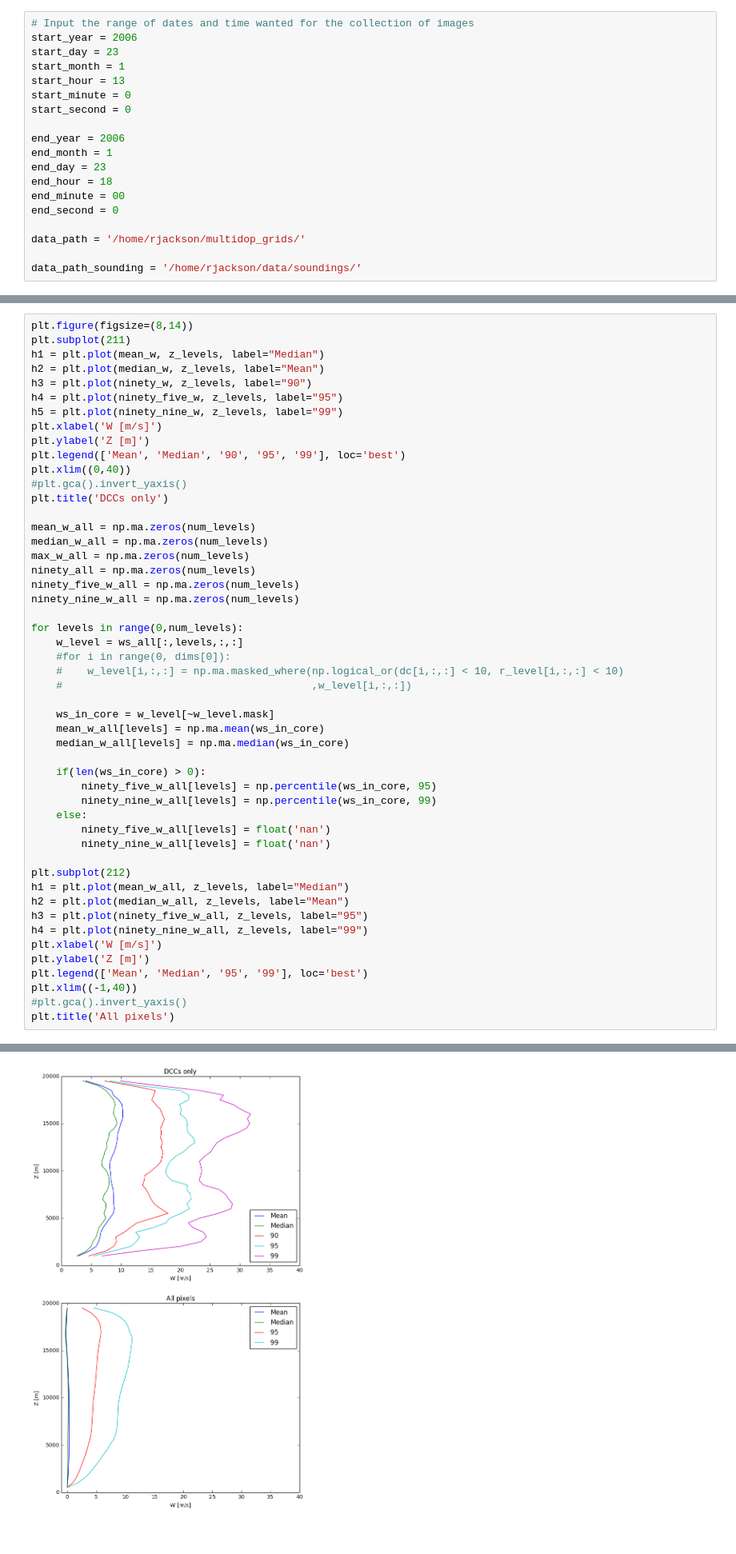
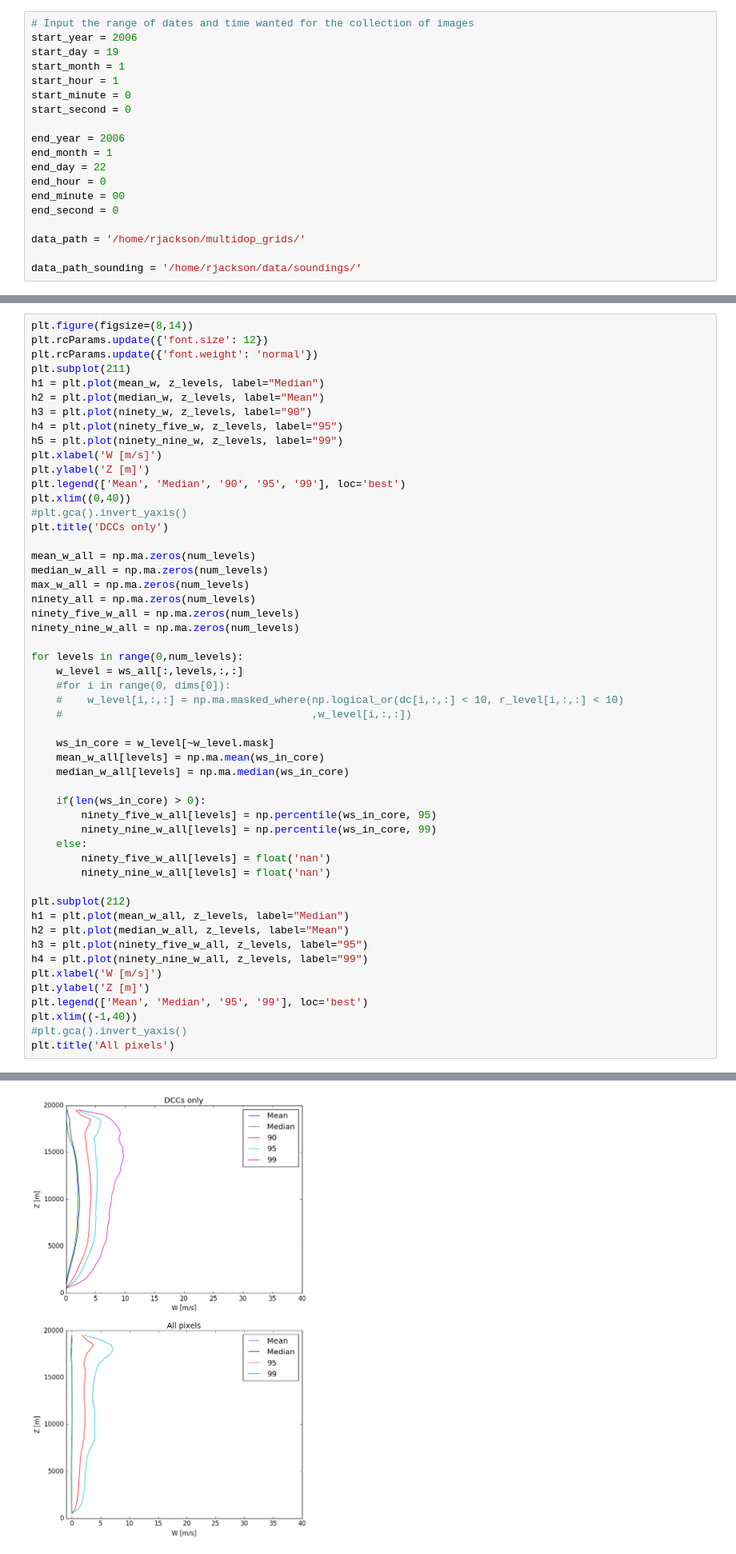
Before and after one commit to rcjackson/cmdv-rrm-anl, a Jupyter notebook: notebooks/w pdf.ipynb, the cells around one changed output, grey strips where cells are left out. Shown at 80% size. Saved outputs shown, nothing was run; the diff lists cells and outputs as text.

```diff
--- a/notebooks/w pdf.ipynb
+++ b/notebooks/w pdf.ipynb
@@ -23,16 +30,16 @@ Input time periods for analysis
 # %%
 # Input the range of dates and time wanted for the collection of images
 start_year = 2006
-start_day = 23
+start_day = 19
 start_month = 1
-start_hour = 13
+start_hour = 1
 start_minute = 0
 start_second = 0
 
 end_year = 2006
 end_month = 1
-end_day = 23
-end_hour = 18
+end_day = 22
+end_hour = 0
 end_minute = 00
 end_second = 0
 
@@ -703,6 +732,8 @@ plt.title('Frequency histogram w - all')
 ## Display vertical velocity PDF
 # %%
 plt.figure(figsize=(8,14))
+plt.rcParams.update({'font.size': 12})
+plt.rcParams.update({'font.weight': 'normal'})
 plt.subplot(211)
 h1 = plt.plot(mean_w, z_levels, label="Median")
 h2 = plt.plot(median_w, z_levels, label="Mean")
@@ -726,31 +757,31 @@ ninety_nine_w_all = np.ma.zeros(num_levels)
 for levels in range(0,num_levels):
     w_level = ws_all[:,levels,:,:]
     #for i in range(0, dims[0]):
     #    w_level[i,:,:] = np.ma.masked_where(np.logical_or(dc[i,:,:] < 10, r_level[i,:,:] < 10)
     #                                        ,w_level[i,:,:])
 
     ws_in_core = w_level[~w_level.mask]
     mean_w_all[levels] = np.ma.mean(ws_in_core)
     median_w_all[levels] = np.ma.median(ws_in_core)
 
     if(len(ws_in_core) > 0):
         ninety_five_w_all[levels] = np.percentile(ws_in_core, 95)
         ninety_nine_w_all[levels] = np.percentile(ws_in_core, 99)
     else:
         ninety_five_w_all[levels] = float('nan')
         ninety_nine_w_all[levels] = float('nan')
 
 plt.subplot(212)
 h1 = plt.plot(mean_w_all, z_levels, label="Median")
 h2 = plt.plot(median_w_all, z_levels, label="Mean")
 h3 = plt.plot(ninety_five_w_all, z_levels, label="95")
 h4 = plt.plot(ninety_nine_w_all, z_levels, label="99")
 plt.xlabel('W [m/s]')
 plt.ylabel('Z [m]')
 plt.legend(['Mean', 'Median', '95', '99'], loc='best')
 plt.xlim((-1,40))
 #plt.gca().invert_yaxis()
 plt.title('All pixels')
 # %% [output]
 <matplotlib.text.Text at 0x...>
-[figure, old version]
+[figure, new version]
```
Also changed, not shown: parts of 7 cells of this notebook.
